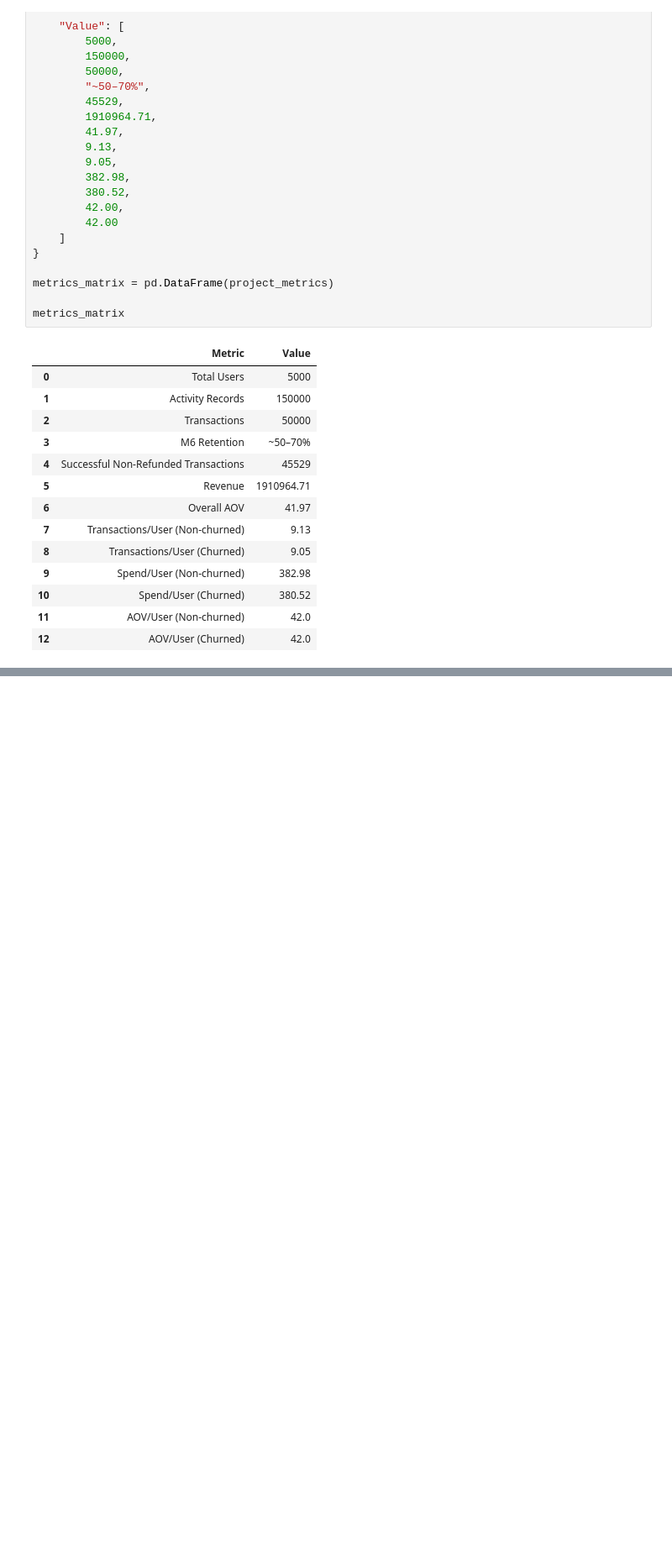
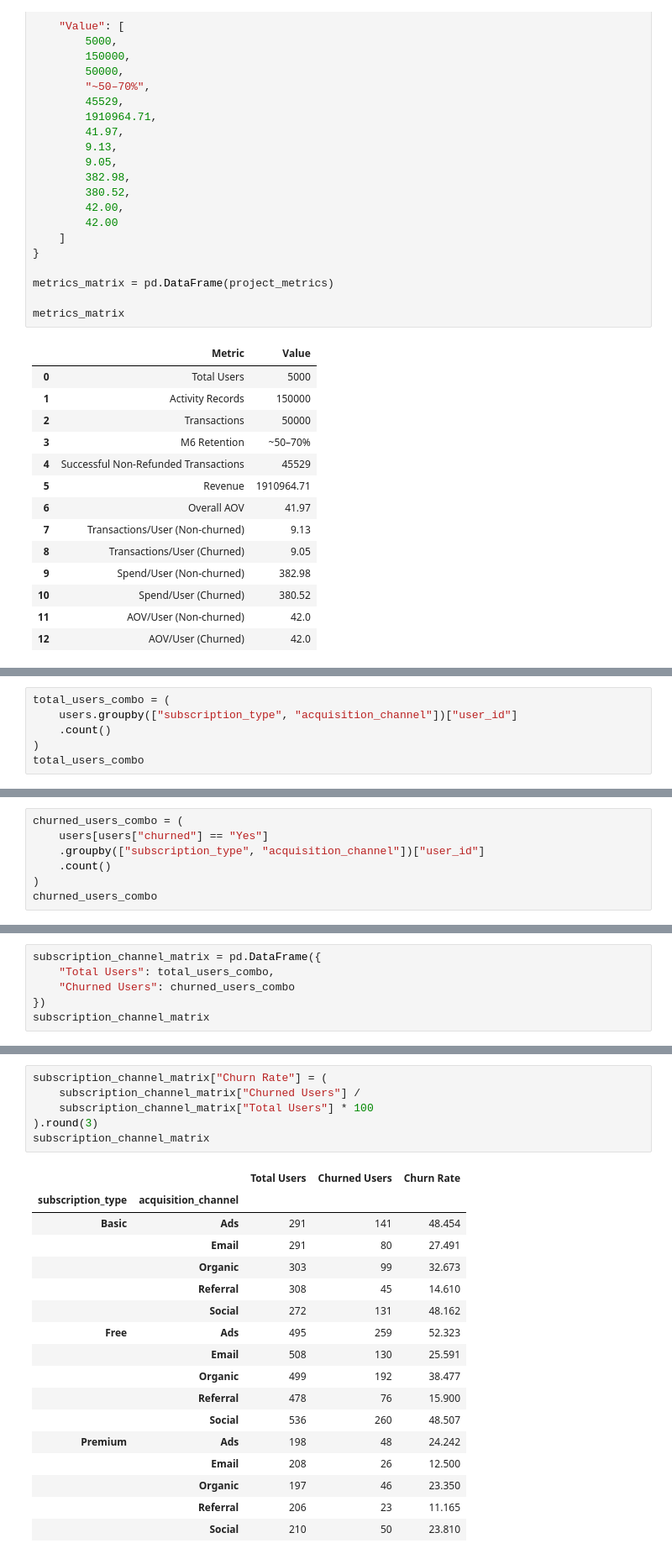
Before and after one commit to PriyaKotera16/User-Retention-Cohort-Analysis, a Jupyter notebook: User_Retention_Cohort_Analysis.ipynb, the cells around one changed output, grey strips where cells are left out. Shown at 84% size. Drawn from its saved outputs; the diff is of its cells as text; blank space fills up the shorter version.

Commit message:
Complete user segmentation and churn analysis

```diff
--- a/User_Retention_Cohort_Analysis.ipynb
+++ b/User_Retention_Cohort_Analysis.ipynb
@@ -886,0 +1320,6 @@ metrics_matrix
+# %%
+total_users_combo = (
+    users.groupby(["subscription_type", "acquisition_channel"])["user_id"]
+    .count()
+)
+total_users_combo
@@ -886,0 +1344,7 @@ metrics_matrix
+# %%
+churned_users_combo = (
+    users[users["churned"] == "Yes"]
+    .groupby(["subscription_type", "acquisition_channel"])["user_id"]
+    .count()
+)
+churned_users_combo
@@ -886,0 +1369,6 @@ metrics_matrix
+# %%
+subscription_channel_matrix = pd.DataFrame({
+    "Total Users": total_users_combo,
+    "Churned Users": churned_users_combo
+})
+subscription_channel_matrix
@@ -886,0 +1393,24 @@ metrics_matrix
+# %%
+subscription_channel_matrix["Churn Rate"] = (
+    subscription_channel_matrix["Churned Users"] /
+    subscription_channel_matrix["Total Users"] * 100
+).round(3)
+subscription_channel_matrix
+# %% [output]
+|  |  | Total Users | Churned Users | Churn Rate |
+| subscription_type | acquisition_channel |  |  |  |
+| Basic | Ads | 291 | 141 | 48.454 |
+|  | Email | 291 | 80 | 27.491 |
+|  | Organic | 303 | 99 | 32.673 |
+|  | Referral | 308 | 45 | 14.610 |
+|  | Social | 272 | 131 | 48.162 |
+| Free | Ads | 495 | 259 | 52.323 |
+|  | Email | 508 | 130 | 25.591 |
+|  | Organic | 499 | 192 | 38.477 |
+|  | Referral | 478 | 76 | 15.900 |
+|  | Social | 536 | 260 | 48.507 |
+| Premium | Ads | 198 | 48 | 24.242 |
+|  | Email | 208 | 26 | 12.500 |
+|  | Organic | 197 | 46 | 23.350 |
+|  | Referral | 206 | 23 | 11.165 |
+|  | Social | 210 | 50 | 23.810 |
```
Also changed, not shown: parts of 40 cells of this notebook.
